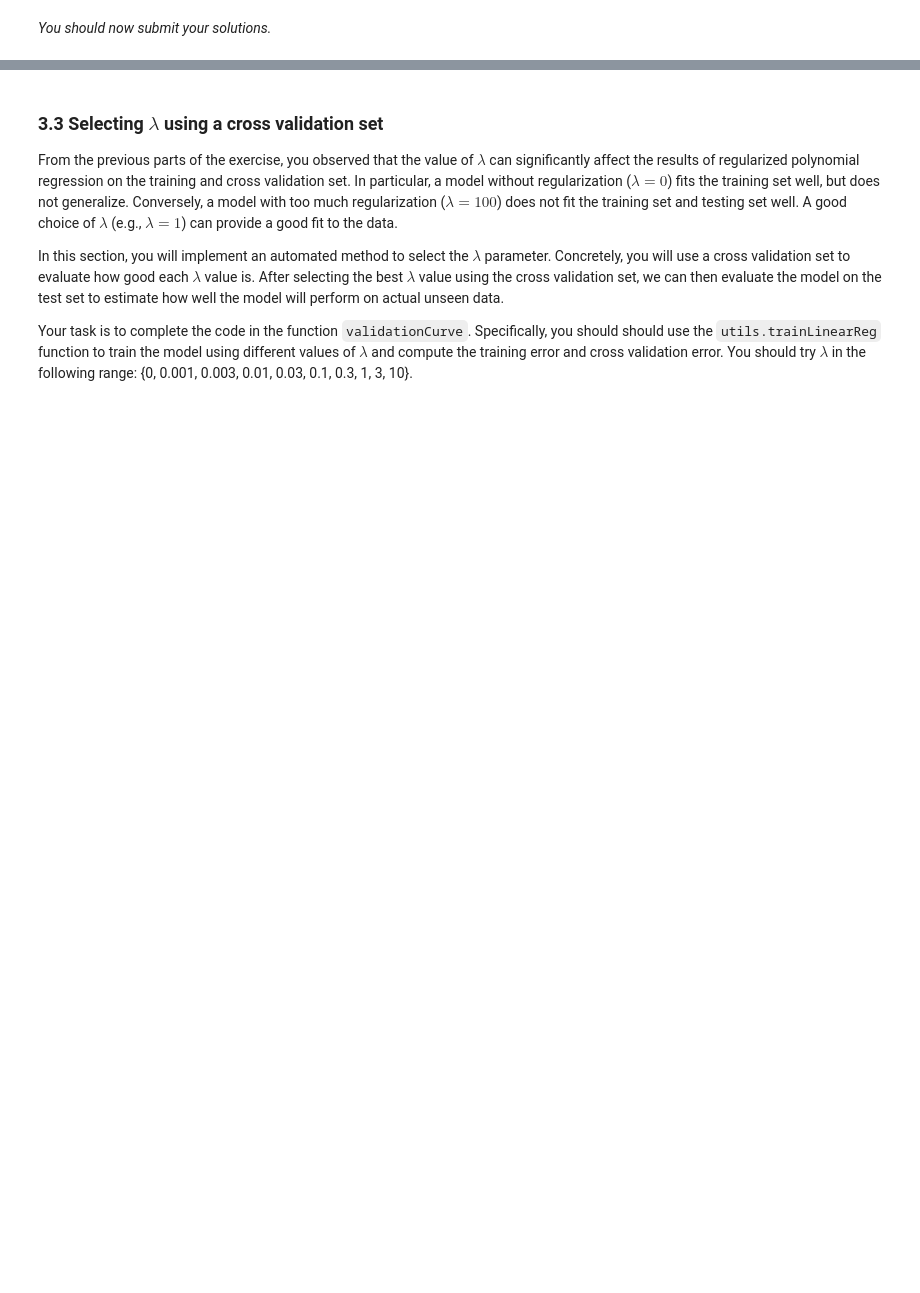
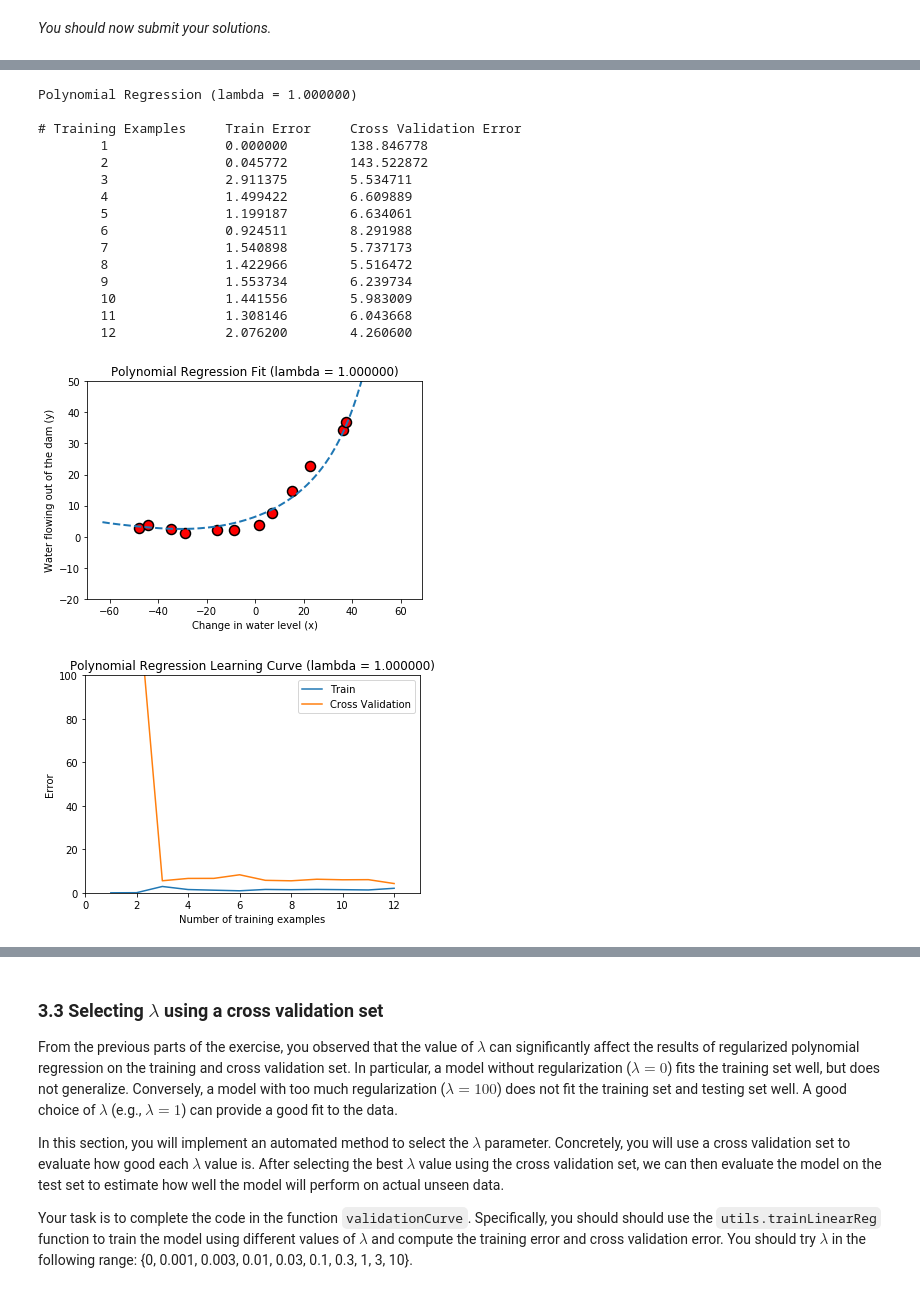
Before and after one commit to jan-podlipny/Machine-Learning-NG, a Jupyter notebook: Exercise5/exercise5.ipynb, the cells around one changed output, grey strips where cells are left out. Saved outputs shown, nothing was run; the diff lists cells and outputs as text; code cells hidden in the pictures; blank space fills up the shorter version.

```diff
--- a/Exercise5/exercise5.ipynb
+++ b/Exercise5/exercise5.ipynb
@@ -323,8 +390,14 @@ def learningCurve(X, y, Xval, yval, lambda_=0):
     error_val   = np.zeros(m)
 
     # ====================== YOUR CODE HERE ======================
+    for i in range(m):
+        x_train, y_train = X[:i+1, :], y[:i+1]
+        theta = utils.trainLinearReg(linearRegCostFunction, x_train, y_train, lambda_)
 
-
+        error_train[i] = linearRegCostFunction(x_train, y_train, theta, lambda_=0)[0]
+        error_val[i]   = linearRegCostFunction(Xval, yval, theta, lambda_=0)[0]
 
     # =============================================================
     return error_train, error_val
+# %%
+learningCurve(X_aug, y, Xval_aug, yval, lambda_=0)
@@ -403,10 +511,13 @@ def polyFeatures(X, p):
     """
     # You need to return the following variables correctly.
     X_poly = np.zeros((X.shape[0], p))
+    m = X.shape[0]
+    # ====================== YOUR CODE HERE ======================
+    X = X.reshape(m)
 
-    # ====================== YOUR CODE HERE ======================
+    for i in range(p):
+        X_poly[:,i] = X**(i+1)
+    # ============================================================
 
 
-
-    # ============================================================
     return X_poly
@@ -464,34 +594,52 @@ You should see that the polynomial fit is able to follow the datapoints very wel
 
 To better understand the problems with the unregularized ($\lambda = 0$) model, you can see that the learning curve  shows the same effect where the training error is low, but the cross validation error is high. There is a gap between the training and cross validation errors, indicating a high variance problem.
 # %%
-lambda_ = 100
+lambda_ = 1
 theta = utils.trainLinearReg(linearRegCostFunction, X_poly, y,
                              lambda_=lambda_, maxiter=55)
 
 # Plot training data and fit
 pyplot.plot(X, y, 'ro', ms=10, mew=1.5, mec='k')
 
 utils.plotFit(polyFeatures, np.min(X), np.max(X), mu, sigma, theta, p)
 
 pyplot.xlabel('Change in water level (x)')
 pyplot.ylabel('Water flowing out of the dam (y)')
 pyplot.title('Polynomial Regression Fit (lambda = %f)' % lambda_)
 pyplot.ylim([-20, 50])
 
 pyplot.figure()
 error_train, error_val = learningCurve(X_poly, y, X_poly_val, yval, lambda_)
 pyplot.plot(np.arange(1, 1+m), error_train, np.arange(1, 1+m), error_val)
 
 pyplot.title('Polynomial Regression Learning Curve (lambda = %f)' % lambda_)
 pyplot.xlabel('Number of training examples')
 pyplot.ylabel('Error')
 pyplot.axis([0, 13, 0, 100])
 pyplot.legend(['Train', 'Cross Validation'])
 
 print('Polynomial Regression (lambda = %f)\n' % lambda_)
 print('# Training Examples\tTrain Error\tCross Validation Error')
 for i in range(m):
     print('  \t%d\t\t%f\t%f' % (i+1, error_train[i], error_val[i]))
+# %% [output]
+Polynomial Regression (lambda = 1.000000)
+
+# Training Examples     Train Error     Cross Validation Error
+        1               0.000000        138.846778
+        2               0.045772        143.522872
+        3               2.911375        5.534711
+        4               1.499422        6.609889
+        5               1.199187        6.634061
+        6               0.924511        8.291988
+        7               1.540898        5.737173
+        8               1.422966        5.516472
+        9               1.553734        6.239734
+        10              1.441556        5.983009
+        11              1.308146        6.043668
+        12              2.076200        4.260600
+[figure, added]
+[figure, added]
 # %% [markdown]
 One way to combat the overfitting (high-variance) problem is to add regularization to the model. In the next section, you will get to  try different $\lambda$ parameters to see how regularization can lead to a better model.
 
```
Also changed, not shown: parts of 17 cells of this notebook, 1 other file.
